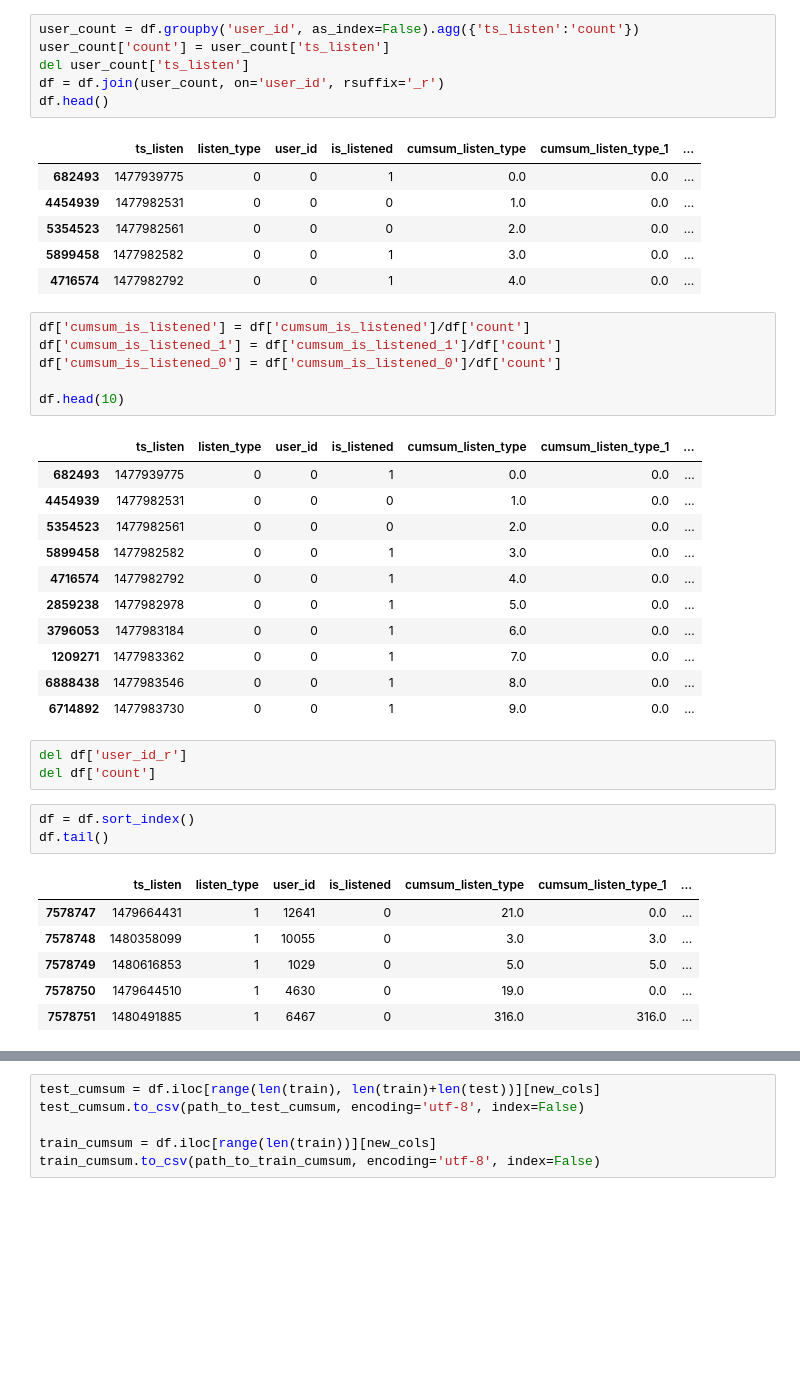
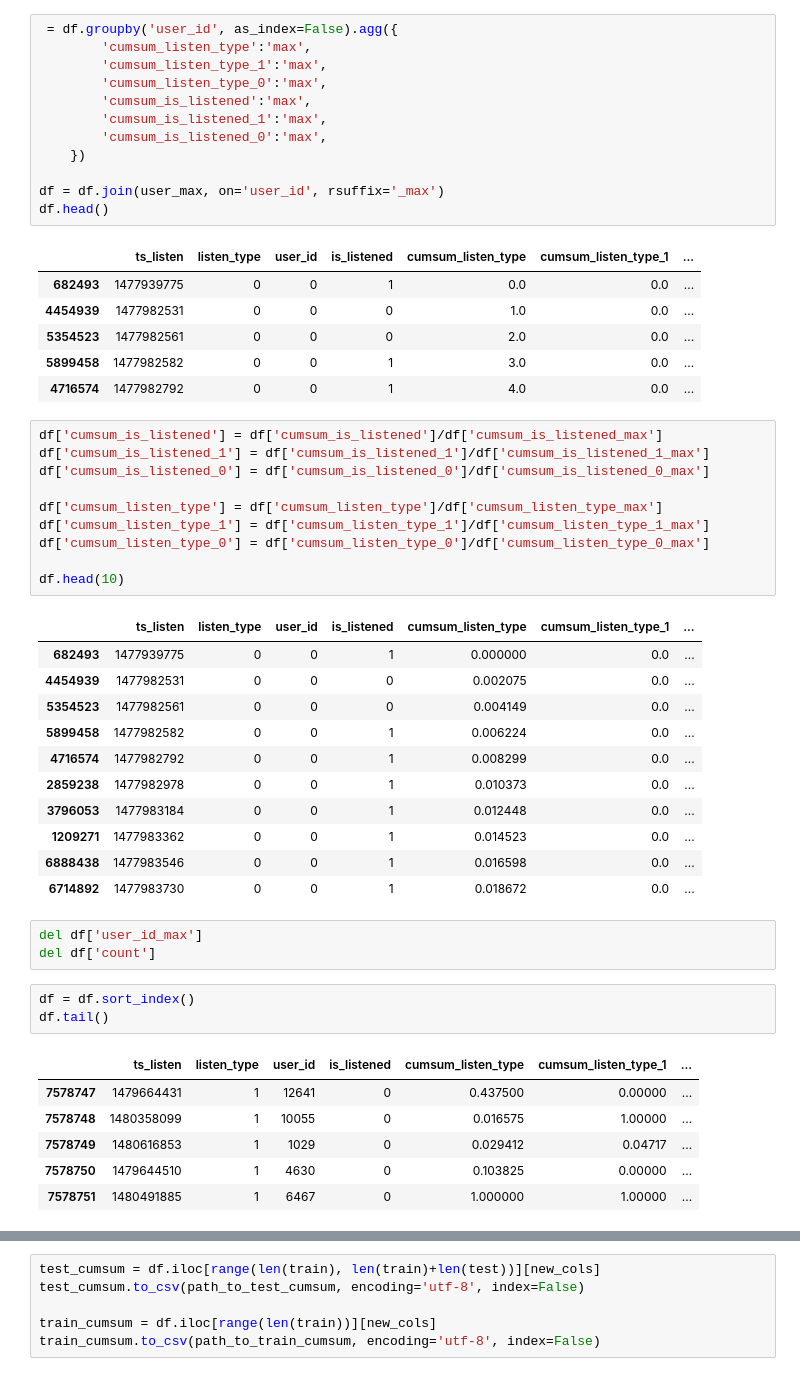
Before and after one commit to tsdaemon/mscs-competition2, a Jupyter notebook: AS_Feature-How-many-Flow-and-Listen-inline.ipynb, the cells around one changed output, grey strips where cells are left out. Cells and saved outputs as stored; diff of their text form; blank space fills up the shorter version.

```diff
--- a/AS_Feature-How-many-Flow-and-Listen-inline.ipynb
+++ b/AS_Feature-How-many-Flow-and-Listen-inline.ipynb
@@ -128,10 +127,16 @@ df[['user_id', 'is_listened', 'cumsum_is_listened', 'cumsum_is_listened_1', 'cum
 | 6888438 | 0 | 1 | 5.0 | 5.0 | 0.0 |
 | 6714892 | 0 | 1 | 6.0 | 6.0 | 0.0 |
 # %%
-user_count = df.groupby('user_id', as_index=False).agg({'ts_listen':'count'})
-user_count['count'] = user_count['ts_listen']
-del user_count['ts_listen']
-df = df.join(user_count, on='user_id', rsuffix='_r')
+ = df.groupby('user_id', as_index=False).agg({
+        'cumsum_listen_type':'max',
+        'cumsum_listen_type_1':'max',
+        'cumsum_listen_type_0':'max',
+        'cumsum_is_listened':'max',
+        'cumsum_is_listened_1':'max',
+        'cumsum_is_listened_0':'max',
+    })
+
+df = df.join(user_max, on='user_id', rsuffix='_max')
 df.head()
 # %% [output]
 |  | ts_listen | listen_type | user_id | is_listened | cumsum_listen_type | cumsum_listen_type_1 | ... |
@@ -141,36 +146,40 @@ df.head()
 | 5899458 | 1477982582 | 0 | 0 | 1 | 3.0 | 0.0 | ... |
 | 4716574 | 1477982792 | 0 | 0 | 1 | 4.0 | 0.0 | ... |
 # %%
-df['cumsum_is_listened'] = df['cumsum_is_listened']/df['count']
-df['cumsum_is_listened_1'] = df['cumsum_is_listened_1']/df['count']
-df['cumsum_is_listened_0'] = df['cumsum_is_listened_0']/df['count']
+df['cumsum_is_listened'] = df['cumsum_is_listened']/df['cumsum_is_listened_max']
+df['cumsum_is_listened_1'] = df['cumsum_is_listened_1']/df['cumsum_is_listened_1_max']
+df['cumsum_is_listened_0'] = df['cumsum_is_listened_0']/df['cumsum_is_listened_0_max']
+
+df['cumsum_listen_type'] = df['cumsum_listen_type']/df['cumsum_listen_type_max']
+df['cumsum_listen_type_1'] = df['cumsum_listen_type_1']/df['cumsum_listen_type_1_max']
+df['cumsum_listen_type_0'] = df['cumsum_listen_type_0']/df['cumsum_listen_type_0_max']
 
 df.head(10)
 # %% [output]
 |  | ts_listen | listen_type | user_id | is_listened | cumsum_listen_type | cumsum_listen_type_1 | ... |
-| 682493 | 1477939775 | 0 | 0 | 1 | 0.0 | 0.0 | ... |
-| 4454939 | 1477982531 | 0 | 0 | 0 | 1.0 | 0.0 | ... |
-| 5354523 | 1477982561 | 0 | 0 | 0 | 2.0 | 0.0 | ... |
-| 5899458 | 1477982582 | 0 | 0 | 1 | 3.0 | 0.0 | ... |
-| 4716574 | 1477982792 | 0 | 0 | 1 | 4.0 | 0.0 | ... |
-| 2859238 | 1477982978 | 0 | 0 | 1 | 5.0 | 0.0 | ... |
-| 3796053 | 1477983184 | 0 | 0 | 1 | 6.0 | 0.0 | ... |
-| 1209271 | 1477983362 | 0 | 0 | 1 | 7.0 | 0.0 | ... |
-| 6888438 | 1477983546 | 0 | 0 | 1 | 8.0 | 0.0 | ... |
-| 6714892 | 1477983730 | 0 | 0 | 1 | 9.0 | 0.0 | ... |
+| 682493 | 1477939775 | 0 | 0 | 1 | 0.000000 | 0.0 | ... |
+| 4454939 | 1477982531 | 0 | 0 | 0 | 0.002075 | 0.0 | ... |
+| 5354523 | 1477982561 | 0 | 0 | 0 | 0.004149 | 0.0 | ... |
+| 5899458 | 1477982582 | 0 | 0 | 1 | 0.006224 | 0.0 | ... |
+| 4716574 | 1477982792 | 0 | 0 | 1 | 0.008299 | 0.0 | ... |
+| 2859238 | 1477982978 | 0 | 0 | 1 | 0.010373 | 0.0 | ... |
+| 3796053 | 1477983184 | 0 | 0 | 1 | 0.012448 | 0.0 | ... |
+| 1209271 | 1477983362 | 0 | 0 | 1 | 0.014523 | 0.0 | ... |
+| 6888438 | 1477983546 | 0 | 0 | 1 | 0.016598 | 0.0 | ... |
+| 6714892 | 1477983730 | 0 | 0 | 1 | 0.018672 | 0.0 | ... |
 # %%
-del df['user_id_r']
+del df['user_id_max']
 del df['count']
 # %%
 df = df.sort_index()
 df.tail()
 # %% [output]
 |  | ts_listen | listen_type | user_id | is_listened | cumsum_listen_type | cumsum_listen_type_1 | ... |
-| 7578747 | 1479664431 | 1 | 12641 | 0 | 21.0 | 0.0 | ... |
-| 7578748 | 1480358099 | 1 | 10055 | 0 | 3.0 | 3.0 | ... |
-| 7578749 | 1480616853 | 1 | 1029 | 0 | 5.0 | 5.0 | ... |
-| 7578750 | 1479644510 | 1 | 4630 | 0 | 19.0 | 0.0 | ... |
-| 7578751 | 1480491885 | 1 | 6467 | 0 | 316.0 | 316.0 | ... |
+| 7578747 | 1479664431 | 1 | 12641 | 0 | 0.437500 | 0.00000 | ... |
+| 7578748 | 1480358099 | 1 | 10055 | 0 | 0.016575 | 1.00000 | ... |
+| 7578749 | 1480616853 | 1 | 1029 | 0 | 0.029412 | 0.04717 | ... |
+| 7578750 | 1479644510 | 1 | 4630 | 0 | 0.103825 | 0.00000 | ... |
+| 7578751 | 1480491885 | 1 | 6467 | 0 | 1.000000 | 1.00000 | ... |
 # %%
 path_to_test_cumsum = './data/features/cumsum.test.csv'
 path_to_train_cumsum = './data/features/cumsum.train.csv'
```
Also changed, not shown: parts of 10 cells of this notebook, 8 other files.
